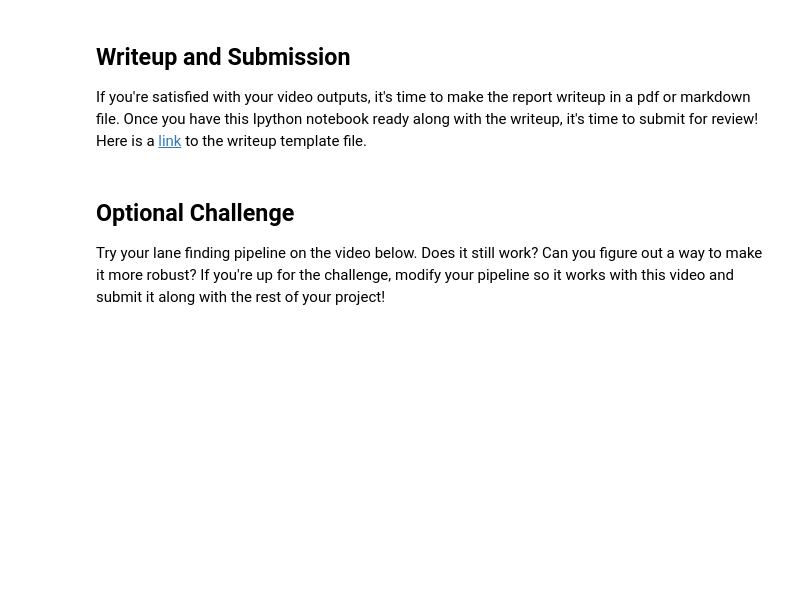
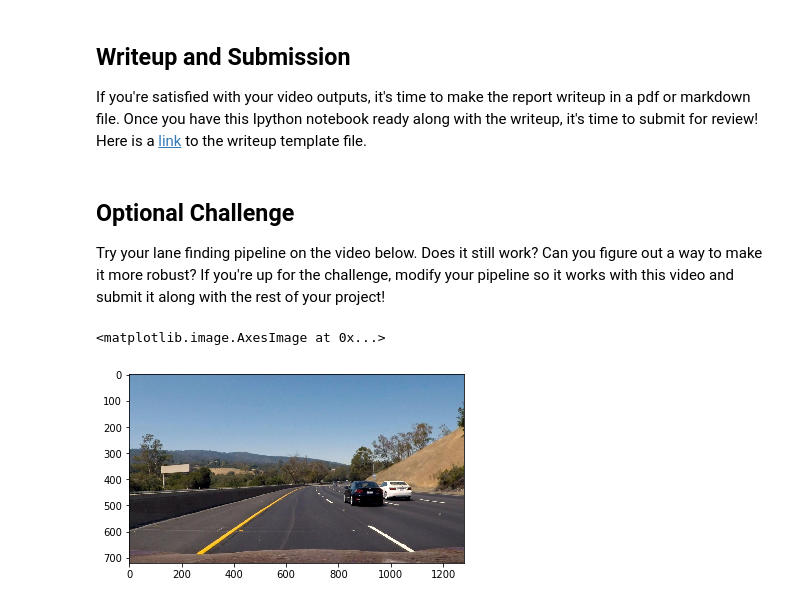
Before and after one commit to kkalera/CarND-LaneLines-P1, a Jupyter notebook: P1.ipynb, the cells around one changed output. Drawn from its saved outputs; the diff is of its cells as text; code cells hidden in the pictures; blank space fills up the shorter version.

```diff
--- a/P1.ipynb
+++ b/P1.ipynb
@@ -573,0 +540,6 @@ def process_image_connected(image):
+# %%
+test_image = mpimg.imread("test_images/test.jpg")
+plt.imshow(test_image)
+# %% [output]
+<matplotlib.image.AxesImage at 0x...>
+[figure, added]
```
Also changed, not shown: parts of 15 cells of this notebook, 4 other files.
